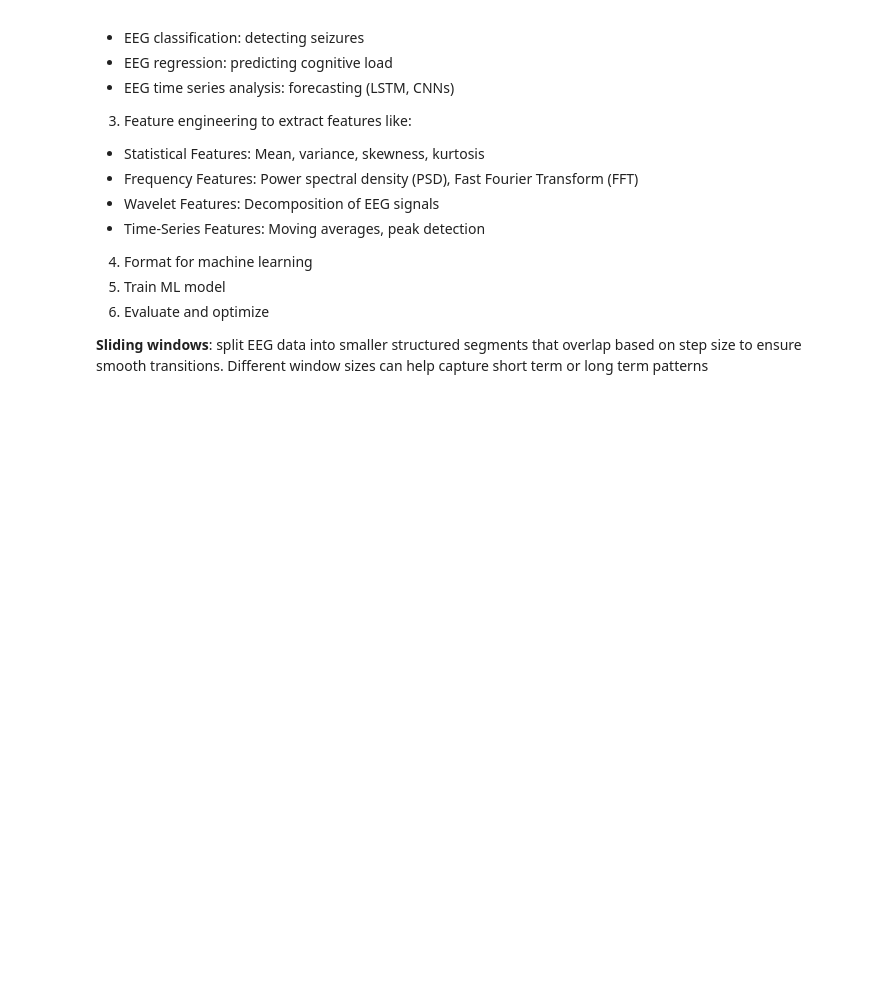
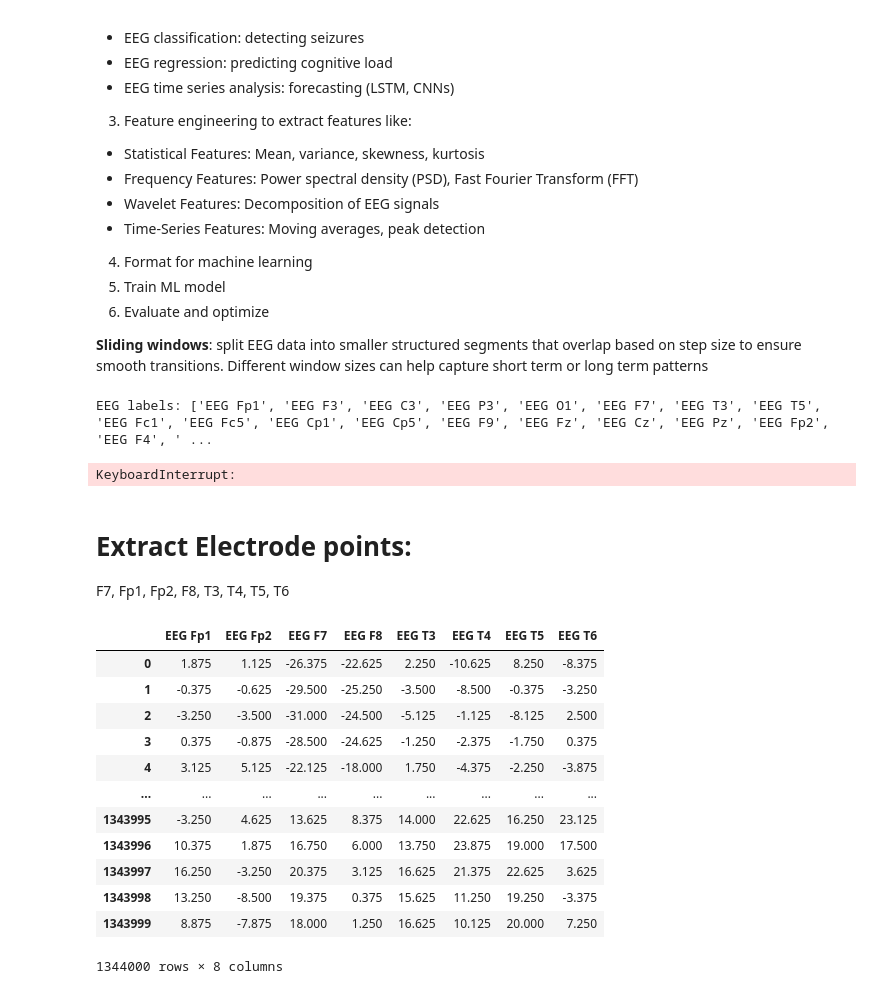
Before and after one commit to gmmanzo/Seizure-Detection, a Jupyter notebook: Seizure_Detection_Model.ipynb, the cells around one changed output. Cells and saved outputs as stored; diff of their text form; code cells hidden in the pictures; blank space fills up the shorter version.

```diff
--- a/Seizure_Detection_Model.ipynb
+++ b/Seizure_Detection_Model.ipynb
@@ -165,13 +185,12 @@ import pyedflib
 import numpy as np
 import pandas as pd
 
-#Load edf file
-file_path = '/content/PN00-1.edf'
-edf = pyedflib.EdfReader(file_path)
 
 #Extract signal labels and check
 EEG_labels = edf.getSignalLabels()
 print("EEG labels:", EEG_labels)
+# %% [output]
+EEG labels: ['EEG Fp1', 'EEG F3', 'EEG C3', 'EEG P3', 'EEG O1', 'EEG F7', 'EEG T3', 'EEG T5', 'EEG Fc1', 'EEG Fc5', 'EEG Cp1', 'EEG Cp5', 'EEG F9', 'EEG Fz', 'EEG Cz', 'EEG Pz', 'EEG Fp2', 'EEG F4', ' ...
 # %%
 # Segment Data into Windows
 # This is useful when there is a lot of data
@@ -197,6 +216,14 @@ from sklearn.metrics import classification_report, accuracy_score
 
 # Define feature extraction function (Import this into our github helper functions)
 def extract_features(windows):
+    """
+    Extracts features from a list of windows. The features include:
+    1. Mean
+    2. Standard Deviation
+    3. Skewness
+    4. Kurtosis
+    5. Power Spectral Density (PSD)
+    """
     features = {}
 
     # Time-domain features
@@ -222,3 +249,15 @@ df_features = pd.DataFrame(features)
 
 # Display the first few rows of the extracted features
 print(df_features.head())
+# %% [output]
+KeyboardInterrupt:
+# %% [markdown]
+# Extract Electrode points:
+F7,
+Fp1,
+Fp2,
+F8,
+T3,
+T4,
+T5,
+T6
@@ -224,0 +267,16 @@ print(df_features.head())
+# %%
+df_extracted
+# %% [output]
+|  | EEG Fp1 | EEG Fp2 | EEG F7 | EEG F8 | EEG T3 | EEG T4 | EEG T5 | EEG T6 |
+| 0 | 1.875 | 1.125 | -26.375 | -22.625 | 2.250 | -10.625 | 8.250 | -8.375 |
+| 1 | -0.375 | -0.625 | -29.500 | -25.250 | -3.500 | -8.500 | -0.375 | -3.250 |
+| 2 | -3.250 | -3.500 | -31.000 | -24.500 | -5.125 | -1.125 | -8.125 | 2.500 |
+| 3 | 0.375 | -0.875 | -28.500 | -24.625 | -1.250 | -2.375 | -1.750 | 0.375 |
+| 4 | 3.125 | 5.125 | -22.125 | -18.000 | 1.750 | -4.375 | -2.250 | -3.875 |
+| ... | ... | ... | ... | ... | ... | ... | ... | ... |
+| 1343995 | -3.250 | 4.625 | 13.625 | 8.375 | 14.000 | 22.625 | 16.250 | 23.125 |
+| 1343996 | 10.375 | 1.875 | 16.750 | 6.000 | 13.750 | 23.875 | 19.000 | 17.500 |
+| 1343997 | 16.250 | -3.250 | 20.375 | 3.125 | 16.625 | 21.375 | 22.625 | 3.625 |
+| 1343998 | 13.250 | -8.500 | 19.375 | 0.375 | 15.625 | 11.250 | 19.250 | -3.375 |
+| 1343999 | 8.875 | -7.875 | 18.000 | 1.250 | 16.625 | 10.125 | 20.000 | 7.250 |
+1344000 rows × 8 columns
```
Also changed, not shown: parts of 11 cells of this notebook.
